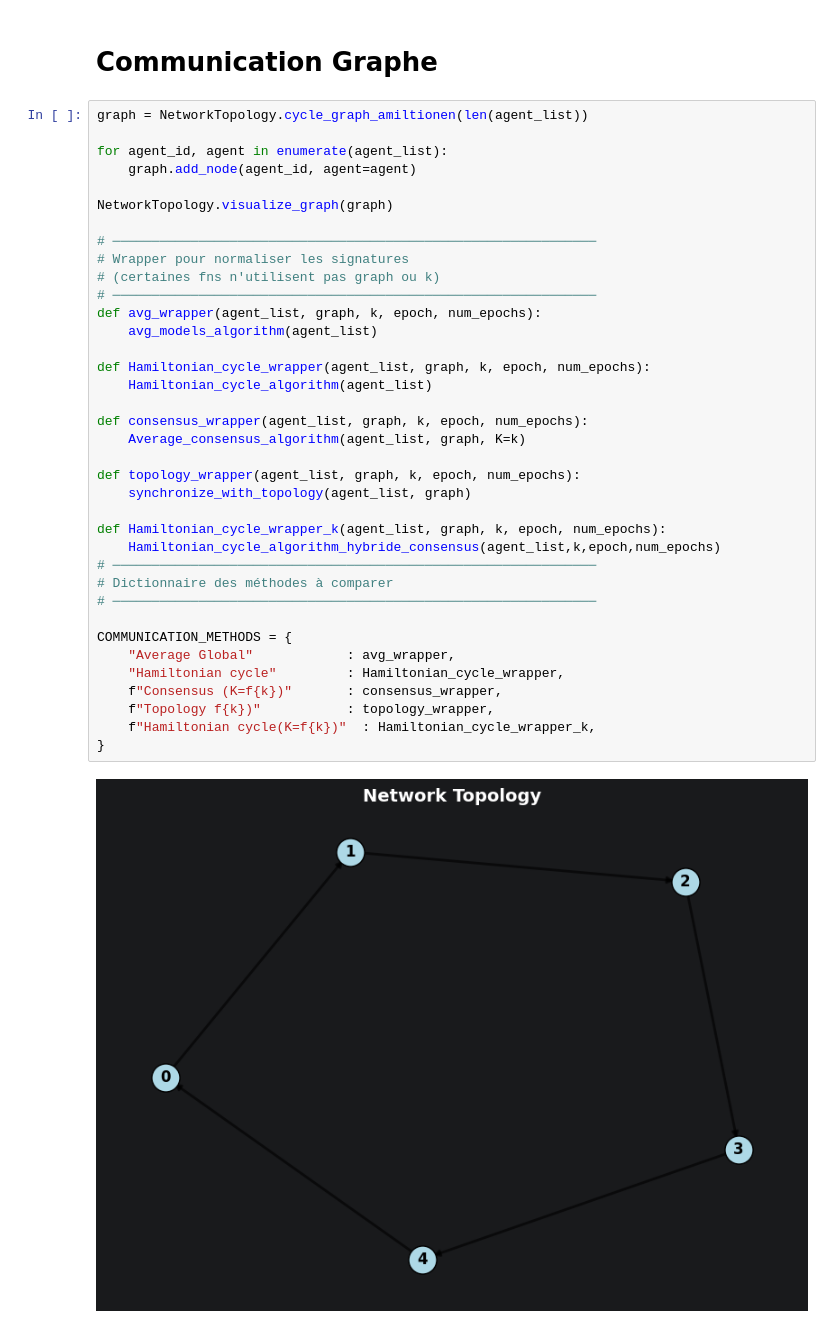
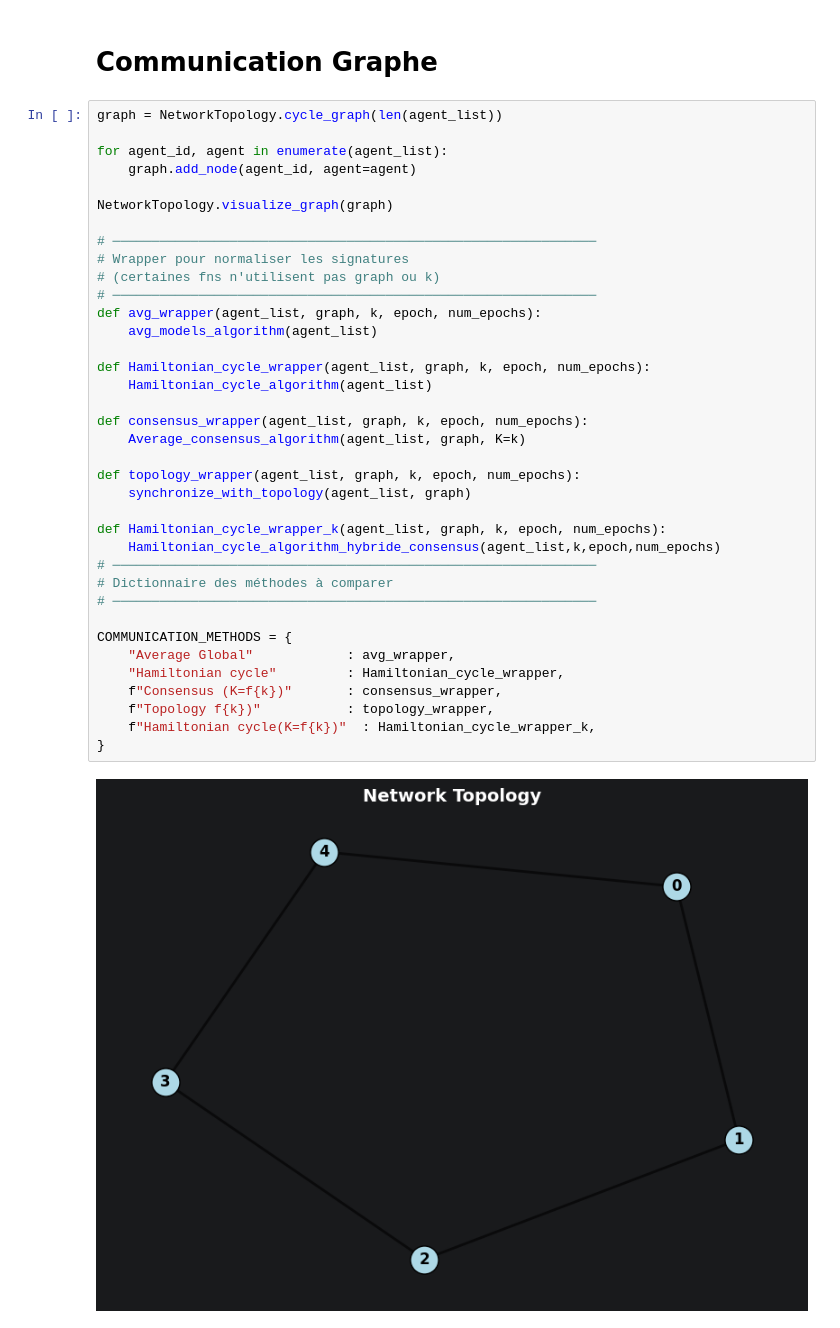
Before and after one commit to R-Florent/IA_A_-_Z, a Jupyter notebook: main.ipynb, the cells around one changed output. Drawn from its saved outputs; the diff is of its cells as text.

```diff
--- a/main.ipynb
+++ b/main.ipynb
@@ -45,7 +45,7 @@ Train size: 50000, Splits: [5555, 5555, 5555, 5555, 5555], Sum: 27775
 # %% [markdown]
 # Communication Graphe
 # %%
-graph = NetworkTopology.cycle_graph_amiltionen(len(agent_list))
+graph = NetworkTopology.cycle_graph(len(agent_list))
 
 for agent_id, agent in enumerate(agent_list):
     graph.add_node(agent_id, agent=agent)
@@ -55,34 +55,34 @@ NetworkTopology.visualize_graph(graph)
 # ──────────────────────────────────────────────────────────────
 # Wrapper pour normaliser les signatures
 # (certaines fns n'utilisent pas graph ou k)
 # ──────────────────────────────────────────────────────────────
 def avg_wrapper(agent_list, graph, k, epoch, num_epochs):
     avg_models_algorithm(agent_list)
 
 def Hamiltonian_cycle_wrapper(agent_list, graph, k, epoch, num_epochs):
     Hamiltonian_cycle_algorithm(agent_list)
 
 def consensus_wrapper(agent_list, graph, k, epoch, num_epochs):
     Average_consensus_algorithm(agent_list, graph, K=k)
 
 def topology_wrapper(agent_list, graph, k, epoch, num_epochs):
     synchronize_with_topology(agent_list, graph)
 
 def Hamiltonian_cycle_wrapper_k(agent_list, graph, k, epoch, num_epochs):
     Hamiltonian_cycle_algorithm_hybride_consensus(agent_list,k,epoch,num_epochs)
 # ──────────────────────────────────────────────────────────────
 # Dictionnaire des méthodes à comparer
 # ──────────────────────────────────────────────────────────────
 
 COMMUNICATION_METHODS = {
     "Average Global"            : avg_wrapper,
     "Hamiltonian cycle"         : Hamiltonian_cycle_wrapper,
     f"Consensus (K=f{k})"       : consensus_wrapper,
     f"Topology f{k})"           : topology_wrapper,
     f"Hamiltonian cycle(K=f{k})"  : Hamiltonian_cycle_wrapper_k,
 }
 # %% [output]
-[figure, old version]
+[figure, new version]
 # %%
 
 for communication_model in COMMUNICATION_METHODS:
```
Also changed, not shown: parts of 12 cells of this notebook.
